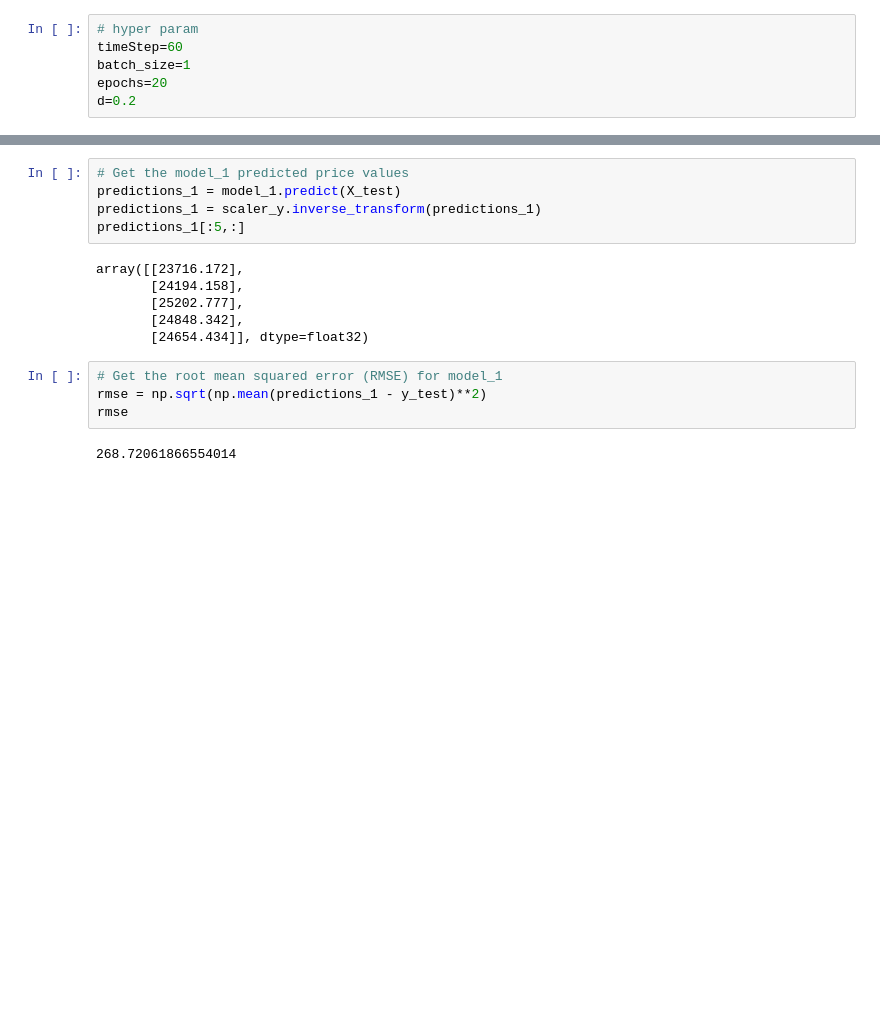
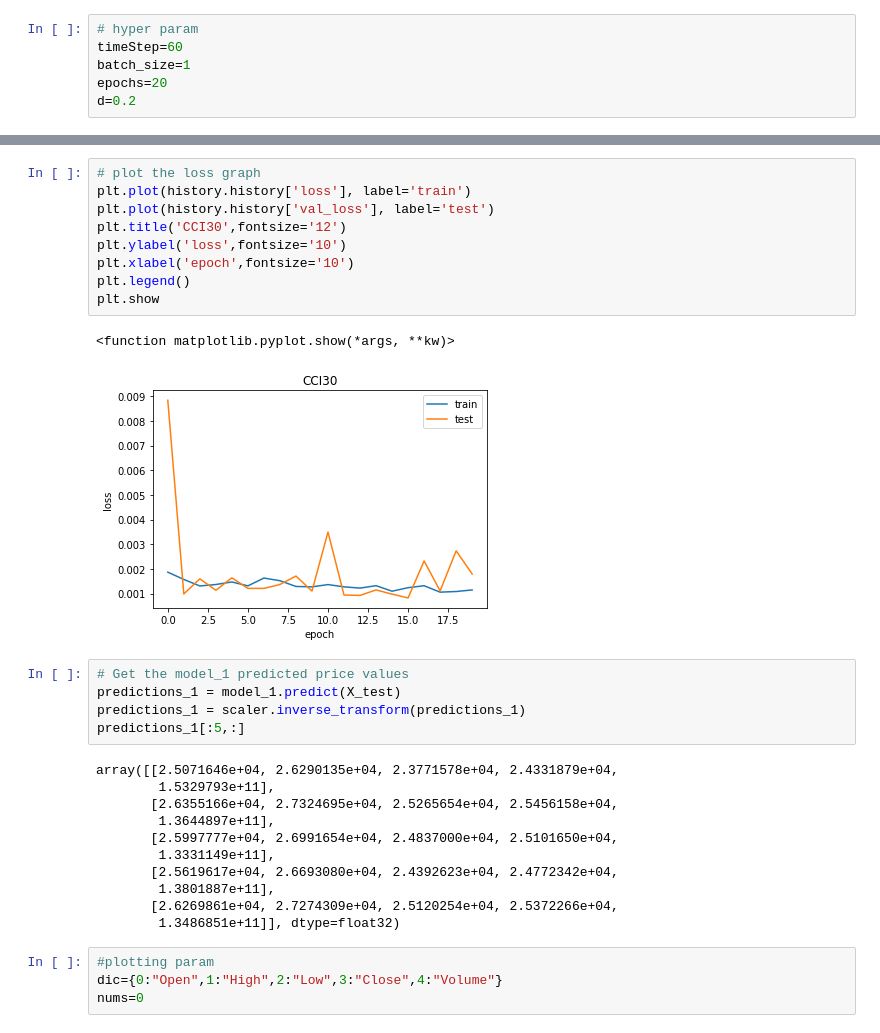
Before and after one commit to tablehan/deepLearningPractice, a Jupyter notebook: LSTMforCCI30_practice.ipynb, the cells around one changed output, grey strips where cells are left out. Saved outputs shown, nothing was run; the diff lists cells and outputs as text; blank space fills up the shorter version.

```diff
--- a/LSTMforCCI30_practice.ipynb
+++ b/LSTMforCCI30_practice.ipynb
@@ -187,17 +173,32 @@ Epoch 20/20
+# %%
+# plot the loss graph
+plt.plot(history.history['loss'], label='train')
+plt.plot(history.history['val_loss'], label='test')
+plt.title('CCI30',fontsize='12')
+plt.ylabel('loss',fontsize='10')
+plt.xlabel('epoch',fontsize='10')
+plt.legend()
+plt.show
+# %% [output]
+<function matplotlib.pyplot.show(*args, **kw)>
+[figure, added]
 # %%
 # Get the model_1 predicted price values
 predictions_1 = model_1.predict(X_test)
-predictions_1 = scaler_y.inverse_transform(predictions_1)
+predictions_1 = scaler.inverse_transform(predictions_1)
 predictions_1[:5,:]
 # %% [output]
-array([[23716.172],
-       [24194.158],
-       [25202.777],
-       [24848.342],
-       [24654.434]], dtype=float32)
+array([[2.5071646e+04, 2.6290135e+04, 2.3771578e+04, 2.4331879e+04,
+        1.5329793e+11],
+       [2.6355166e+04, 2.7324695e+04, 2.5265654e+04, 2.5456158e+04,
+        1.3644897e+11],
+       [2.5997777e+04, 2.6991654e+04, 2.4837000e+04, 2.5101650e+04,
+        1.3331149e+11],
+       [2.5619617e+04, 2.6693080e+04, 2.4392623e+04, 2.4772342e+04,
+        1.3801887e+11],
+       [2.6269861e+04, 2.7274309e+04, 2.5120254e+04, 2.5372266e+04,
+        1.3486851e+11]], dtype=float32)
-# %%
-# Get the root mean squared error (RMSE) for model_1
-rmse = np.sqrt(np.mean(predictions_1 - y_test)**2)
-rmse
-# %% [output]
-268.72061866554014
+# %%
+#plotting param
+dic={0:"Open",1:"High",2:"Low",3:"Close",4:"Volume"}
+nums=0
```
Also changed, not shown: parts of 16 cells of this notebook.
